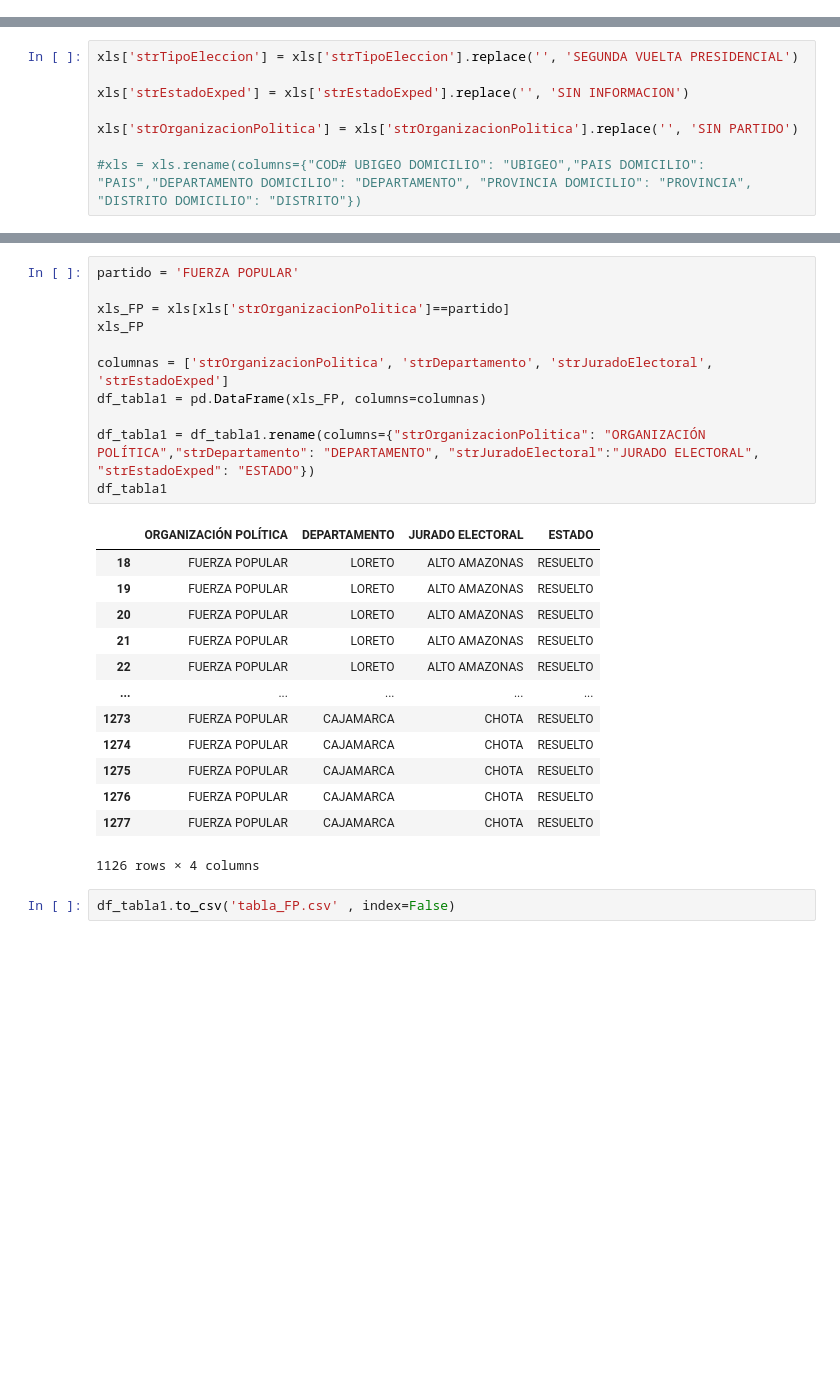
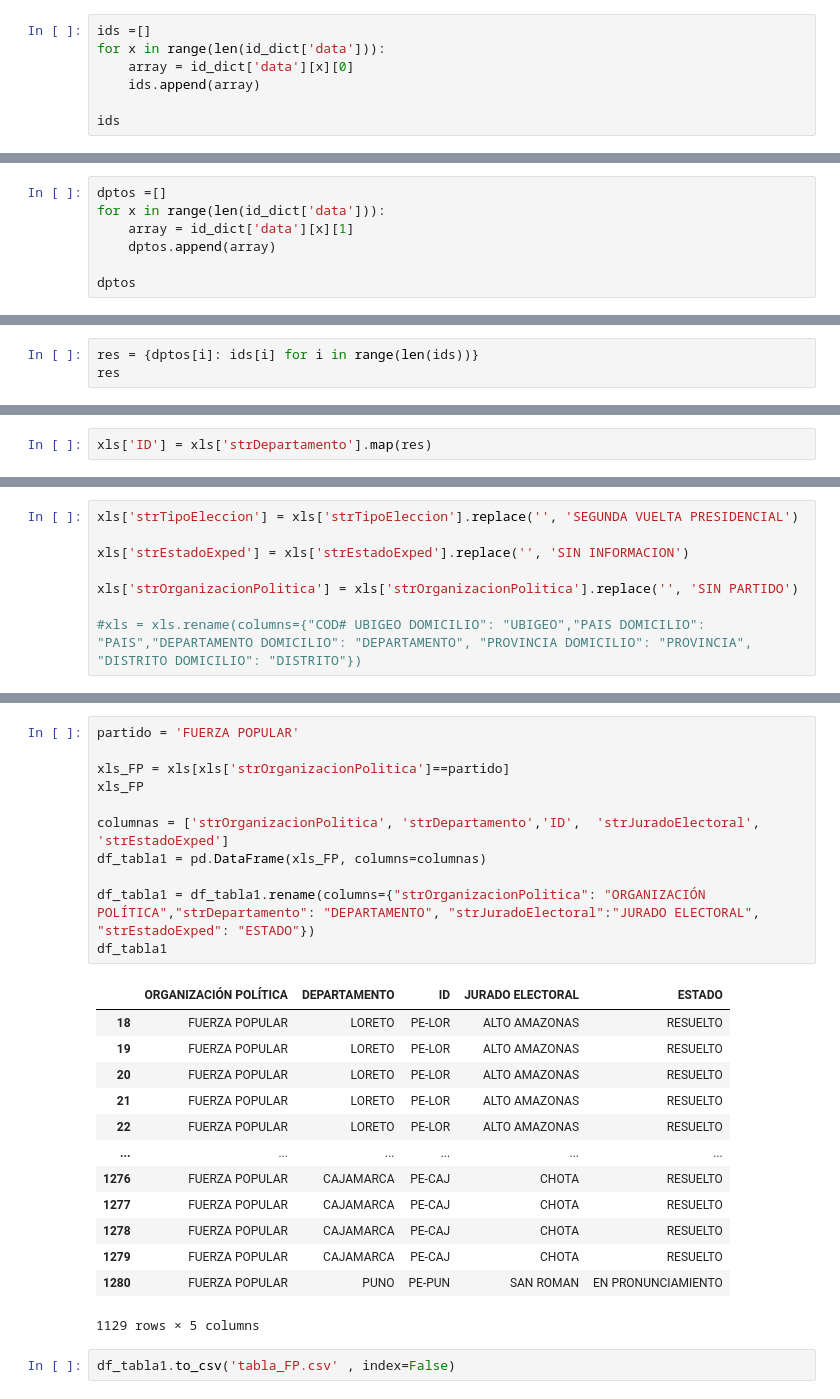
Before and after one commit to GenyLeong/nulidad_electoral, a Jupyter notebook: nulidad electoral.ipynb, the cells around one changed output, grey strips where cells are left out. Cells and saved outputs as stored; diff of their text form; blank space fills up the shorter version.

```diff
--- a/nulidad electoral.ipynb
+++ b/nulidad electoral.ipynb
@@ -86,0 +129,7 @@ xls
+# %%
+ids =[]
+for x in range(len(id_dict['data'])):
+    array = id_dict['data'][x][0]
+    ids.append(array)
+
+ids
@@ -86,0 +154,7 @@ xls
+# %%
+dptos =[]
+for x in range(len(id_dict['data'])):
+    array = id_dict['data'][x][1]
+    dptos.append(array)
+
+dptos
@@ -86,0 +179,3 @@ xls
+# %%
+res = {dptos[i]: ids[i] for i in range(len(ids))}
+res
@@ -87,3 +200,5 @@ xls
+# %%
+xls['ID'] = xls['strDepartamento'].map(res)
 # %%
 for col in xls.columns:
     print(col)
@@ -151,28 +268,28 @@ xls
 # %%
 partido = 'FUERZA POPULAR'
 
 xls_FP = xls[xls['strOrganizacionPolitica']==partido]
 xls_FP
 
-columnas = ['strOrganizacionPolitica', 'strDepartamento', 'strJuradoElectoral', 'strEstadoExped']
+columnas = ['strOrganizacionPolitica', 'strDepartamento','ID',  'strJuradoElectoral', 'strEstadoExped']
 df_tabla1 = pd.DataFrame(xls_FP, columns=columnas)
 
 df_tabla1 = df_tabla1.rename(columns={"strOrganizacionPolitica": "ORGANIZACIÓN POLÍTICA","strDepartamento": "DEPARTAMENTO", "strJuradoElectoral":"JURADO ELECTORAL", "strEstadoExped": "ESTADO"})
 df_tabla1
 # %% [output]
-|  | ORGANIZACIÓN POLÍTICA | DEPARTAMENTO | JURADO ELECTORAL | ESTADO |
-| 18 | FUERZA POPULAR | LORETO | ALTO AMAZONAS | RESUELTO |
-| 19 | FUERZA POPULAR | LORETO | ALTO AMAZONAS | RESUELTO |
-| 20 | FUERZA POPULAR | LORETO | ALTO AMAZONAS | RESUELTO |
-| 21 | FUERZA POPULAR | LORETO | ALTO AMAZONAS | RESUELTO |
-| 22 | FUERZA POPULAR | LORETO | ALTO AMAZONAS | RESUELTO |
-| ... | ... | ... | ... | ... |
-| 1273 | FUERZA POPULAR | CAJAMARCA | CHOTA | RESUELTO |
-| 1274 | FUERZA POPULAR | CAJAMARCA | CHOTA | RESUELTO |
-| 1275 | FUERZA POPULAR | CAJAMARCA | CHOTA | RESUELTO |
-| 1276 | FUERZA POPULAR | CAJAMARCA | CHOTA | RESUELTO |
-| 1277 | FUERZA POPULAR | CAJAMARCA | CHOTA | RESUELTO |
+|  | ORGANIZACIÓN POLÍTICA | DEPARTAMENTO | ID | JURADO ELECTORAL | ESTADO |
+| 18 | FUERZA POPULAR | LORETO | PE-LOR | ALTO AMAZONAS | RESUELTO |
+| 19 | FUERZA POPULAR | LORETO | PE-LOR | ALTO AMAZONAS | RESUELTO |
+| 20 | FUERZA POPULAR | LORETO | PE-LOR | ALTO AMAZONAS | RESUELTO |
+| 21 | FUERZA POPULAR | LORETO | PE-LOR | ALTO AMAZONAS | RESUELTO |
+| 22 | FUERZA POPULAR | LORETO | PE-LOR | ALTO AMAZONAS | RESUELTO |
+| ... | ... | ... | ... | ... | ... |
+| 1276 | FUERZA POPULAR | CAJAMARCA | PE-CAJ | CHOTA | RESUELTO |
+| 1277 | FUERZA POPULAR | CAJAMARCA | PE-CAJ | CHOTA | RESUELTO |
+| 1278 | FUERZA POPULAR | CAJAMARCA | PE-CAJ | CHOTA | RESUELTO |
+| 1279 | FUERZA POPULAR | CAJAMARCA | PE-CAJ | CHOTA | RESUELTO |
+| 1280 | FUERZA POPULAR | PUNO | PE-PUN | SAN ROMAN | EN PRONUNCIAMIENTO |
-1126 rows × 4 columns
+1129 rows × 5 columns
 # %%
 df_tabla1.to_csv('tabla_FP.csv' , index=False)
 # %%
```
Also changed, not shown: parts of 12 cells of this notebook, 7 other files.
